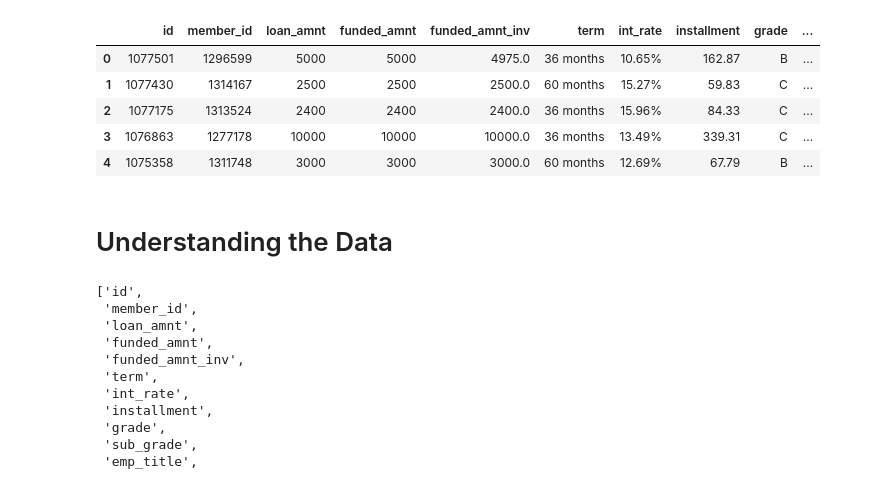
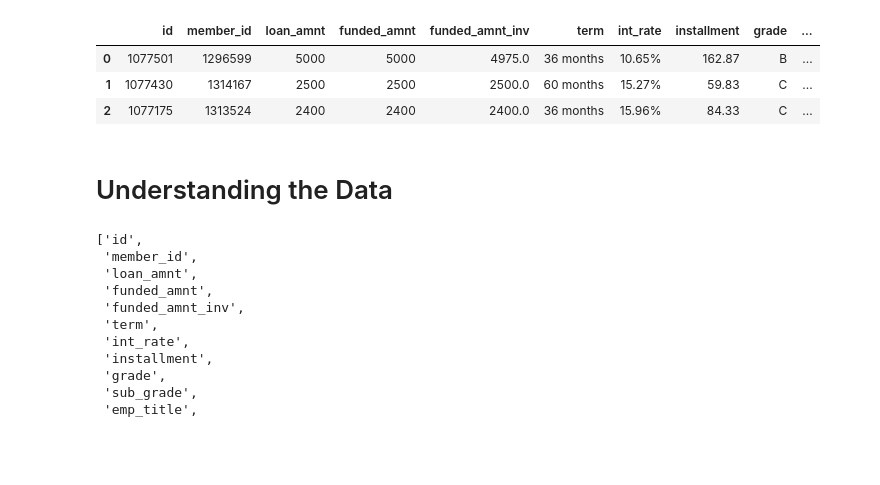
Before and after one commit to archishgithub/LeandingClubCaseStudy, a Jupyter notebook: EDA_Lending_club.ipynb, the cells around one changed output. Saved outputs shown, nothing was run; the diff lists cells and outputs as text; code cells hidden in the pictures; blank space fills up the shorter version.

```diff
--- a/EDA_Lending_club.ipynb
+++ b/EDA_Lending_club.ipynb
@@ -11,14 +9,12 @@ warnings.filterwarnings('ignore')
 # %%
-##loan_data=pd.read_csv("/Users/sammy/Downloads/loan 3.csv")
-loan_data = pd.read_csv('C:/Users/agantait/Downloads/LendingClubCaseStudy/loan.csv')
-loan_data.head()
+#Importing data
+loan_data=pd.read_csv("/Users/sammy/Downloads/loan 3.csv")
+loan_data.head(3)
 # %% [output]
 |  | id | member_id | loan_amnt | funded_amnt | funded_amnt_inv | term | int_rate | installment | grade | ... |
 | 0 | 1077501 | 1296599 | 5000 | 5000 | 4975.0 | 36 months | 10.65% | 162.87 | B | ... |
 | 1 | 1077430 | 1314167 | 2500 | 2500 | 2500.0 | 60 months | 15.27% | 59.83 | C | ... |
 | 2 | 1077175 | 1313524 | 2400 | 2400 | 2400.0 | 36 months | 15.96% | 84.33 | C | ... |
-| 3 | 1076863 | 1277178 | 10000 | 10000 | 10000.0 | 36 months | 13.49% | 339.31 | C | ... |
-| 4 | 1075358 | 1311748 | 3000 | 3000 | 3000.0 | 60 months | 12.69% | 67.79 | B | ... |
 # %% [markdown]
 # Understanding the Data
 # %%
```
Also changed, not shown: parts of 57 cells of this notebook.
